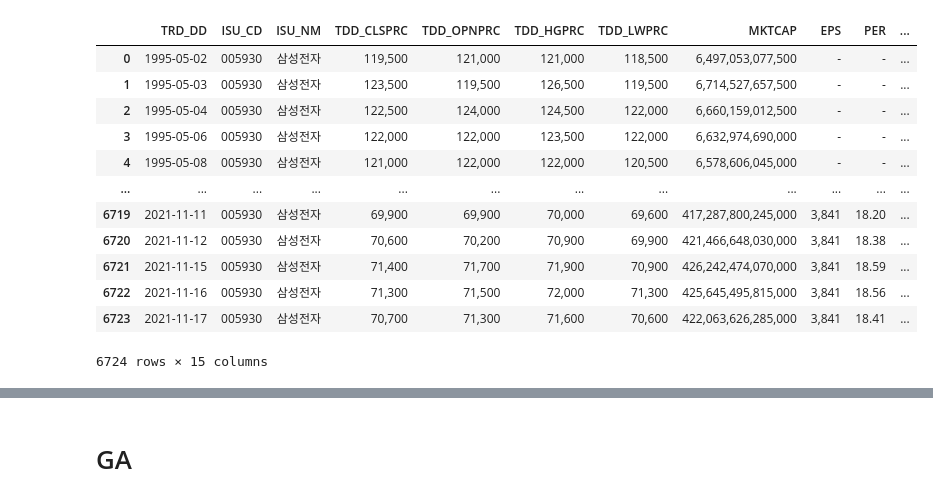
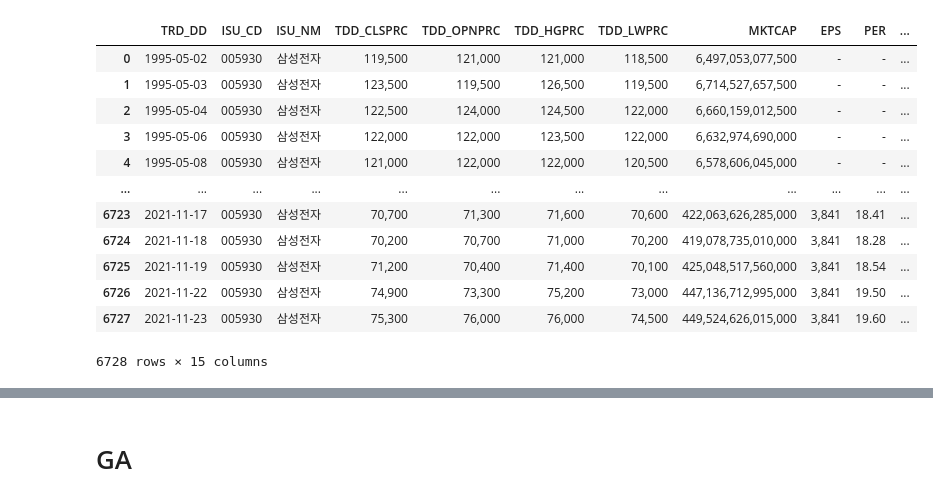
Before and after one commit to baeksumin/k-project, a Jupyter notebook: data_preprocessing/optimization.ipynb, the cells around one changed output, grey strips where cells are left out. Drawn from its saved outputs; the diff is of its cells as text; code cells hidden in the pictures.

```diff
--- a/data_preprocessing/optimization.ipynb
+++ b/data_preprocessing/optimization.ipynb
@@ -77,25 +105,21 @@ samsung
 samsung = samsung.sort_values(by=['TRD_DD'])
 samsung.reset_index(drop=True,inplace=True)
 samsung['TRD_DD']=pd.to_datetime(samsung['TRD_DD']) #datetime변환
-# %%
-# 일년치 데이터만 추출
-samsung01 = samsung.copy()
-# samsung01 = samsung01[(samsung01['TRD_DD']>='2020-10-21') & (samsung01['TRD_DD']<='2021-10-20')]
-samsung01 = samsung01.reset_index(drop = True)
-samsung01
-# %% [output]
-|  | TRD_DD | ISU_CD | ISU_NM | TDD_CLSPRC | TDD_OPNPRC | TDD_HGPRC | TDD_LWPRC | MKTCAP | EPS | PER | ... |
-| 0 | 1995-05-02 | 005930 | 삼성전자 | 119,500 | 121,000 | 121,000 | 118,500 | 6,497,053,077,500 | - | - | ... |
-| 1 | 1995-05-03 | 005930 | 삼성전자 | 123,500 | 119,500 | 126,500 | 119,500 | 6,714,527,657,500 | - | - | ... |
-| 2 | 1995-05-04 | 005930 | 삼성전자 | 122,500 | 124,000 | 124,500 | 122,000 | 6,660,159,012,500 | - | - | ... |
-| 3 | 1995-05-06 | 005930 | 삼성전자 | 122,000 | 122,000 | 123,500 | 122,000 | 6,632,974,690,000 | - | - | ... |
-| 4 | 1995-05-08 | 005930 | 삼성전자 | 121,000 | 122,000 | 122,000 | 120,500 | 6,578,606,045,000 | - | - | ... |
-| ... | ... | ... | ... | ... | ... | ... | ... | ... | ... | ... | ... |
-| 6719 | 2021-11-11 | 005930 | 삼성전자 | 69,900 | 69,900 | 70,000 | 69,600 | 417,287,800,245,000 | 3,841 | 18.20 | ... |
-| 6720 | 2021-11-12 | 005930 | 삼성전자 | 70,600 | 70,200 | 70,900 | 69,900 | 421,466,648,030,000 | 3,841 | 18.38 | ... |
-| 6721 | 2021-11-15 | 005930 | 삼성전자 | 71,400 | 71,700 | 71,900 | 70,900 | 426,242,474,070,000 | 3,841 | 18.59 | ... |
-| 6722 | 2021-11-16 | 005930 | 삼성전자 | 71,300 | 71,500 | 72,000 | 71,300 | 425,645,495,815,000 | 3,841 | 18.56 | ... |
-| 6723 | 2021-11-17 | 005930 | 삼성전자 | 70,700 | 71,300 | 71,600 | 70,600 | 422,063,626,285,000 | 3,841 | 18.41 | ... |
-6724 rows × 15 columns
+# %%
+samsung
+# %% [output]
+|  | TRD_DD | ISU_CD | ISU_NM | TDD_CLSPRC | TDD_OPNPRC | TDD_HGPRC | TDD_LWPRC | MKTCAP | EPS | PER | ... |
+| 0 | 1995-05-02 | 005930 | 삼성전자 | 119,500 | 121,000 | 121,000 | 118,500 | 6,497,053,077,500 | - | - | ... |
+| 1 | 1995-05-03 | 005930 | 삼성전자 | 123,500 | 119,500 | 126,500 | 119,500 | 6,714,527,657,500 | - | - | ... |
+| 2 | 1995-05-04 | 005930 | 삼성전자 | 122,500 | 124,000 | 124,500 | 122,000 | 6,660,159,012,500 | - | - | ... |
+| 3 | 1995-05-06 | 005930 | 삼성전자 | 122,000 | 122,000 | 123,500 | 122,000 | 6,632,974,690,000 | - | - | ... |
+| 4 | 1995-05-08 | 005930 | 삼성전자 | 121,000 | 122,000 | 122,000 | 120,500 | 6,578,606,045,000 | - | - | ... |
+| ... | ... | ... | ... | ... | ... | ... | ... | ... | ... | ... | ... |
+| 6723 | 2021-11-17 | 005930 | 삼성전자 | 70,700 | 71,300 | 71,600 | 70,600 | 422,063,626,285,000 | 3,841 | 18.41 | ... |
+| 6724 | 2021-11-18 | 005930 | 삼성전자 | 70,200 | 70,700 | 71,000 | 70,200 | 419,078,735,010,000 | 3,841 | 18.28 | ... |
+| 6725 | 2021-11-19 | 005930 | 삼성전자 | 71,200 | 70,400 | 71,400 | 70,100 | 425,048,517,560,000 | 3,841 | 18.54 | ... |
+| 6726 | 2021-11-22 | 005930 | 삼성전자 | 74,900 | 73,300 | 75,200 | 73,000 | 447,136,712,995,000 | 3,841 | 19.50 | ... |
+| 6727 | 2021-11-23 | 005930 | 삼성전자 | 75,300 | 76,000 | 76,000 | 74,500 | 449,524,626,015,000 | 3,841 | 19.60 | ... |
+6728 rows × 15 columns
 # %%
 #인풋 데이터 모양 맞춰주기(backtest에 들어갈 데이터 모양)
```
Also changed, not shown: parts of 37 cells of this notebook.
